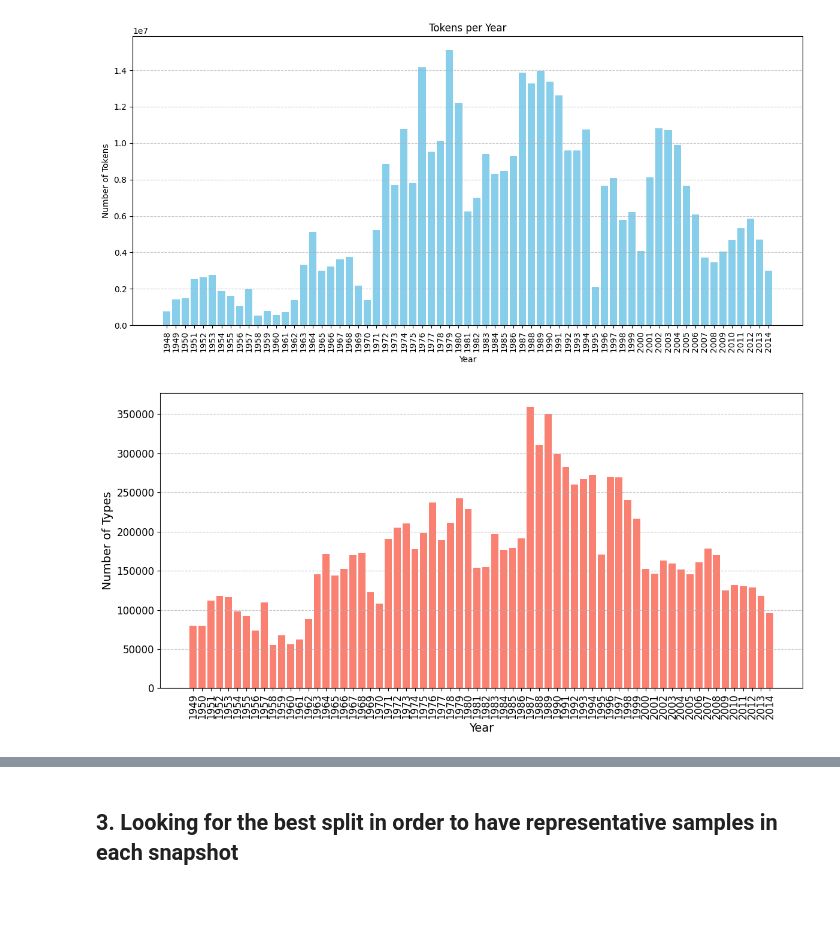
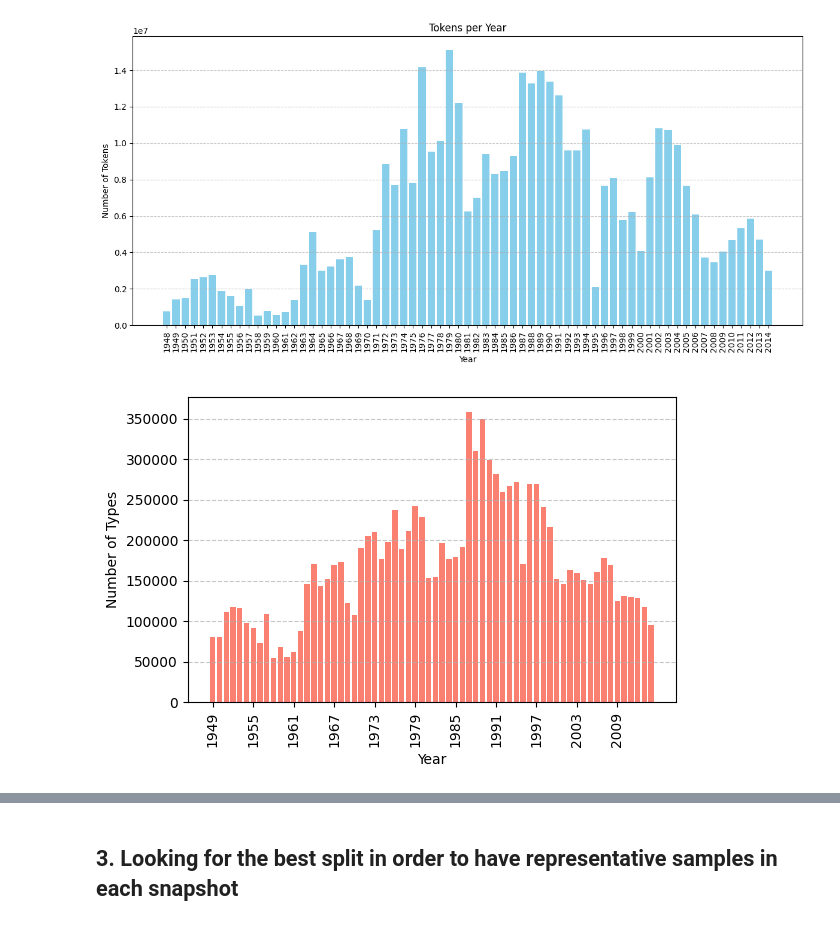
Before and after one commit to ChefBB/acn_project, a Jupyter notebook: understanding/understanding.ipynb, the cells around one changed output, grey strips where cells are left out. Cells and saved outputs as stored; diff of their text form; code cells hidden in the pictures.

Commit message:
further network analysis + new plots

```diff
--- a/understanding/understanding.ipynb
+++ b/understanding/understanding.ipynb
@@ -372,18 +376,19 @@ for file in sorted(input_dir.iterdir()):
 types_per_year = dict(sorted(types_per_year.items()))
 # %%
 # plot types per year
-plt.figure(figsize=(12, 6))
+plt.figure(figsize=(6, 4))
 plt.bar(types_per_year.keys(), types_per_year.values(), color="salmon")
-plt.xlabel("Year", fontsize=14)
-plt.ylabel("Number of Types", fontsize=14)
+years = sorted(types_per_year.keys())
+plt.xticks(years[::6], rotation=90)
+plt.xlabel("Year")
+plt.ylabel("Number of Types")
 # plt.title("Types per Year", fontsize=16)
-plt.xticks(rotation=90, fontsize=12)
-plt.yticks(fontsize=12)
+plt.xticks(rotation=90)
 plt.grid(axis="y", linestyle="--", alpha=0.7)
 plt.tight_layout()
 plt.show()
 # %% [output]
-[figure, old version]
+[figure, new version]
 # %%
 def token_stats_per_year(input_dir):
 
```
Also changed, not shown: parts of 3 cells of this notebook, 2 other files.
